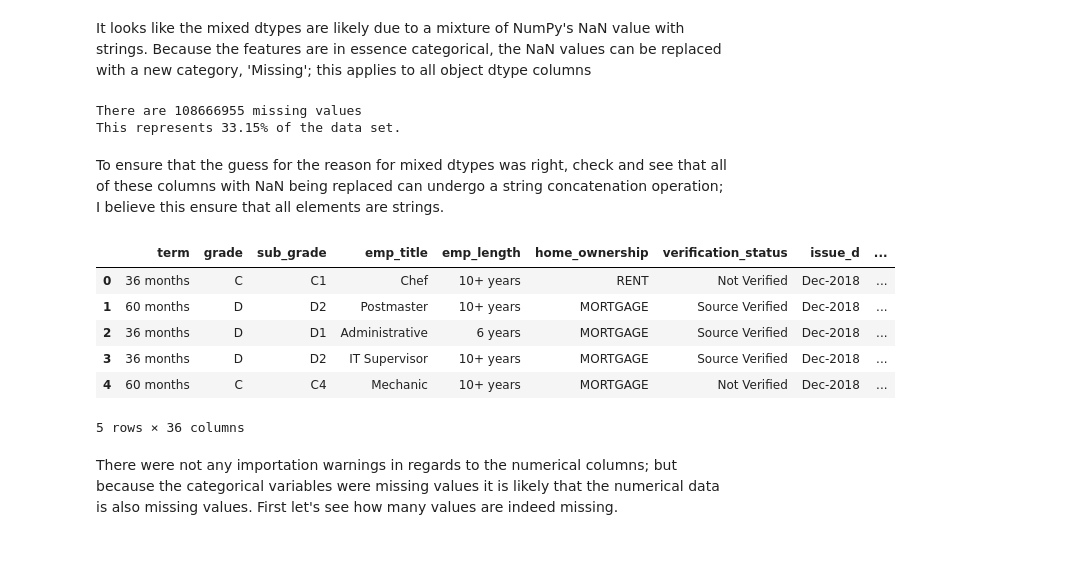
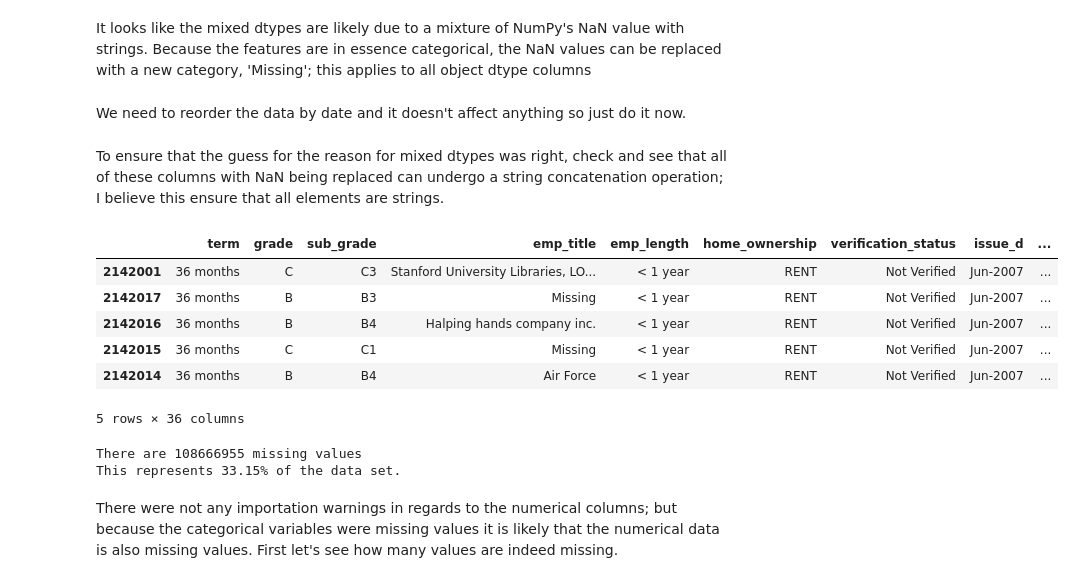
Before and after one commit to mgudorf/datsci, a Jupyter notebook: capstone1/notebooks/Data cleaning.ipynb, the cells around one changed output. Saved outputs shown, nothing was run; the diff lists cells and outputs as text; code cells hidden in the pictures; blank space fills up the shorter version.

```diff
--- a/capstone1/notebooks/Data cleaning.ipynb
+++ b/capstone1/notebooks/Data cleaning.ipynb
@@ -83,4 +83,26 @@ loan_data.loc[:, mixed_dtype_column_names].tail(10)
 It looks like the mixed dtypes are likely due to a mixture of NumPy's NaN value with strings.
 Because the features are in essence categorical, the NaN values can be replaced with a new category, 'Missing';
 this applies to all object dtype columns
+# %% [markdown]
+We need to reorder the data by date and it doesn't affect anything so just do it now.
+# %%
+issued_datetime = pd.to_datetime(loan_data.issue_d)
+loan_data = loan_data.loc[issued_datetime.sort_values().index,:]
+# %%
+categorical_data = loan_data.select_dtypes(include='object')
+categorical_data = categorical_data.fillna('Missing')
+# %% [markdown]
+To ensure that the guess for the reason for mixed dtypes was right,
+check and see that all of these columns with NaN being replaced can undergo a string
+concatenation operation; I believe this ensure that all elements are strings.
+# %%
+categorical_data.apply(lambda x : x+'').head()
+# %% [output]
+|  | term | grade | sub_grade | emp_title | emp_length | home_ownership | verification_status | issue_d | ... |
+| 2142001 | 36 months | C | C3 | Stanford University Libraries, LO... | < 1 year | RENT | Not Verified | Jun-2007 | ... |
+| 2142017 | 36 months | B | B3 | Missing | < 1 year | RENT | Not Verified | Jun-2007 | ... |
+| 2142016 | 36 months | B | B4 | Halping hands company inc. | < 1 year | RENT | Not Verified | Jun-2007 | ... |
+| 2142015 | 36 months | C | C1 | Missing | < 1 year | RENT | Not Verified | Jun-2007 | ... |
+| 2142014 | 36 months | B | B4 | Air Force | < 1 year | RENT | Not Verified | Jun-2007 | ... |
+5 rows × 36 columns
 # %%
@@ -99,17 +118,3 @@ categorical_data_eda = categorical_data.fillna('Missing')
-# %% [markdown]
-To ensure that the guess for the reason for mixed dtypes was right,
-check and see that all of these columns with NaN being replaced can undergo a string
-concatenation operation; I believe this ensure that all elements are strings.
-# %%
-categorical_data_eda.apply(lambda x : x+'').head()
-# %% [output]
-|  | term | grade | sub_grade | emp_title | emp_length | home_ownership | verification_status | issue_d | ... |
-| 0 | 36 months | C | C1 | Chef | 10+ years | RENT | Not Verified | Dec-2018 | ... |
-| 1 | 60 months | D | D2 | Postmaster | 10+ years | MORTGAGE | Source Verified | Dec-2018 | ... |
-| 2 | 36 months | D | D1 | Administrative | 6 years | MORTGAGE | Source Verified | Dec-2018 | ... |
-| 3 | 36 months | D | D2 | IT Supervisor | 10+ years | MORTGAGE | Source Verified | Dec-2018 | ... |
-| 4 | 60 months | C | C4 | Mechanic | 10+ years | MORTGAGE | Not Verified | Dec-2018 | ... |
-5 rows × 36 columns
 # %% [markdown]
 There were not any importation warnings in regards to the numerical columns; but because the categorical variables were missing values it is likely that the numerical data is also missing values. First let's see how many values are indeed missing.
 # %%
```
Also changed, not shown: parts of 9 cells of this notebook, 5 other files.
